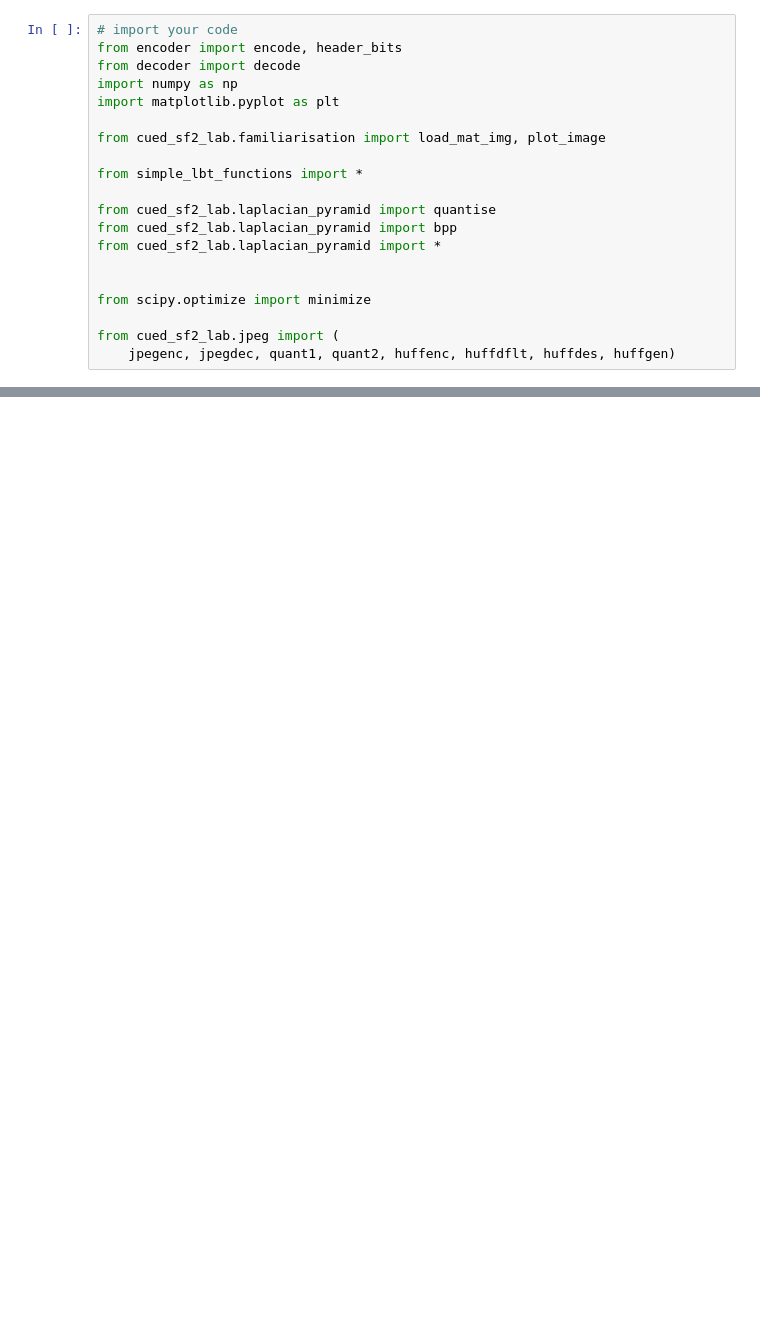
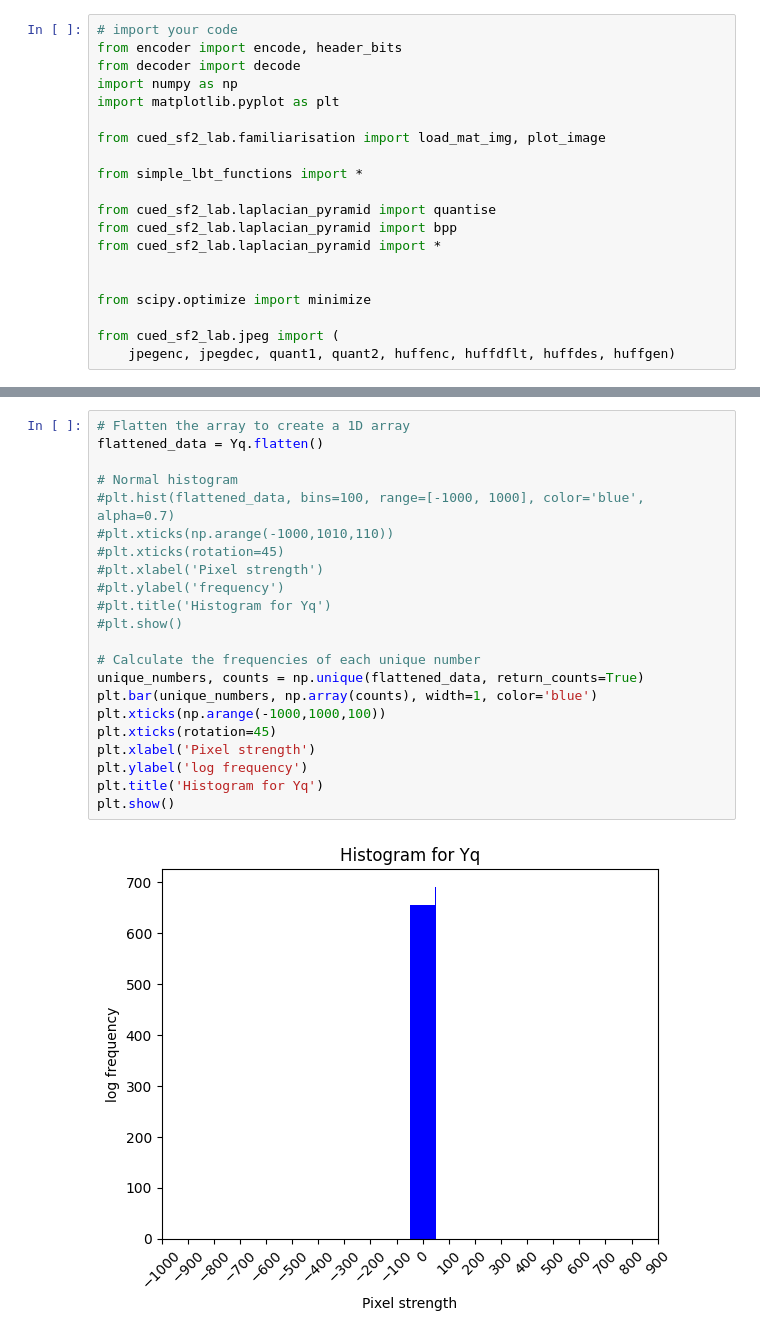
Before and after one commit to jet-tong/cued_sf2_lab, a Jupyter notebook: 13b-change-quantise-fnc.ipynb, the cells around one changed output, grey strips where cells are left out. Saved outputs shown, nothing was run; the diff lists cells and outputs as text; blank space fills up the shorter version.

```diff
--- a/13b-change-quantise-fnc.ipynb
+++ b/13b-change-quantise-fnc.ipynb
@@ -86,0 +245,24 @@ plt.show()
+# %%
+# Flatten the array to create a 1D array
+flattened_data = Yq.flatten()
+
+# Normal histogram
+#plt.hist(flattened_data, bins=100, range=[-1000, 1000], color='blue', alpha=0.7)
+#plt.xticks(np.arange(-1000,1010,110))
+#plt.xticks(rotation=45)
+#plt.xlabel('Pixel strength')
+#plt.ylabel('frequency')
+#plt.title('Histogram for Yq')
+#plt.show()
+
+# Calculate the frequencies of each unique number
+unique_numbers, counts = np.unique(flattened_data, return_counts=True)
+plt.bar(unique_numbers, np.array(counts), width=1, color='blue')
+plt.xticks(np.arange(-1000,1000,100))
+plt.xticks(rotation=45)
+plt.xlabel('Pixel strength')
+plt.ylabel('log frequency')
+plt.title('Histogram for Yq')
+plt.show()
+# %% [output]
+[figure, added]
```
Also changed, not shown: parts of 13 cells of this notebook, 2 other files.
